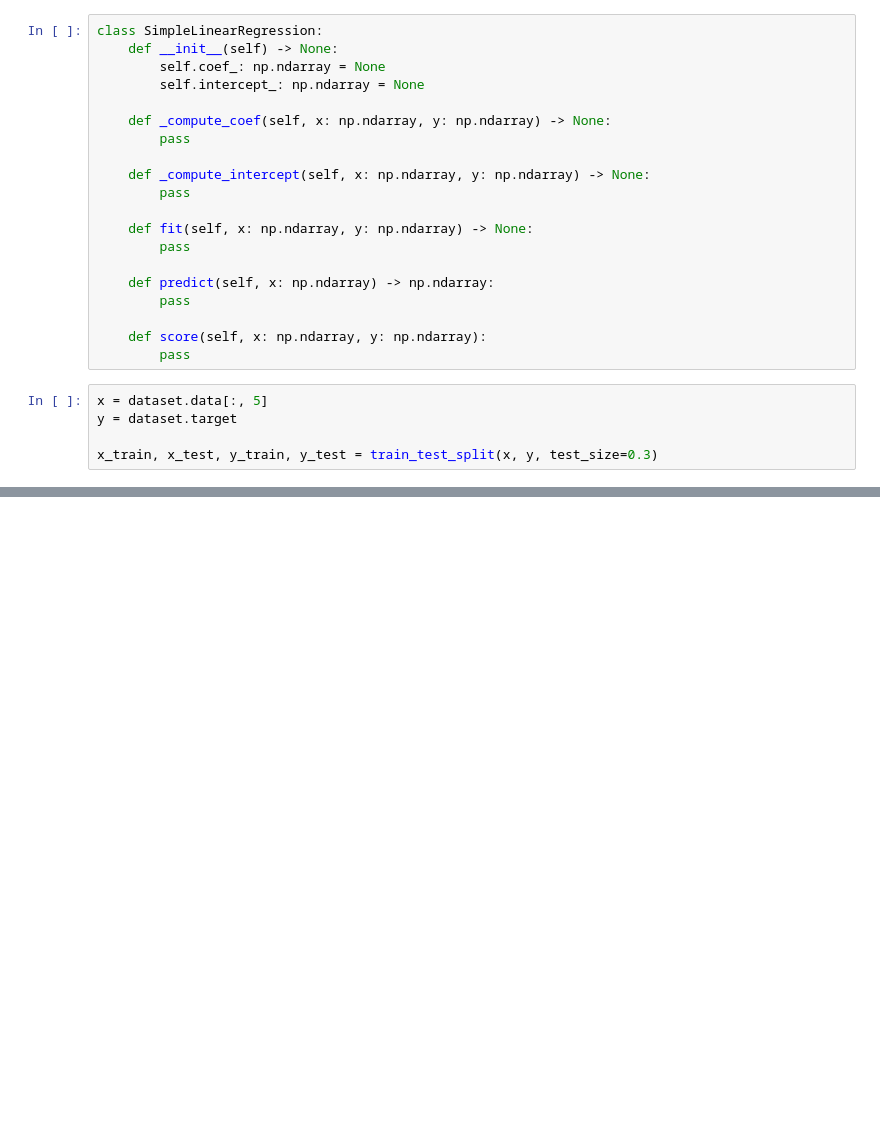
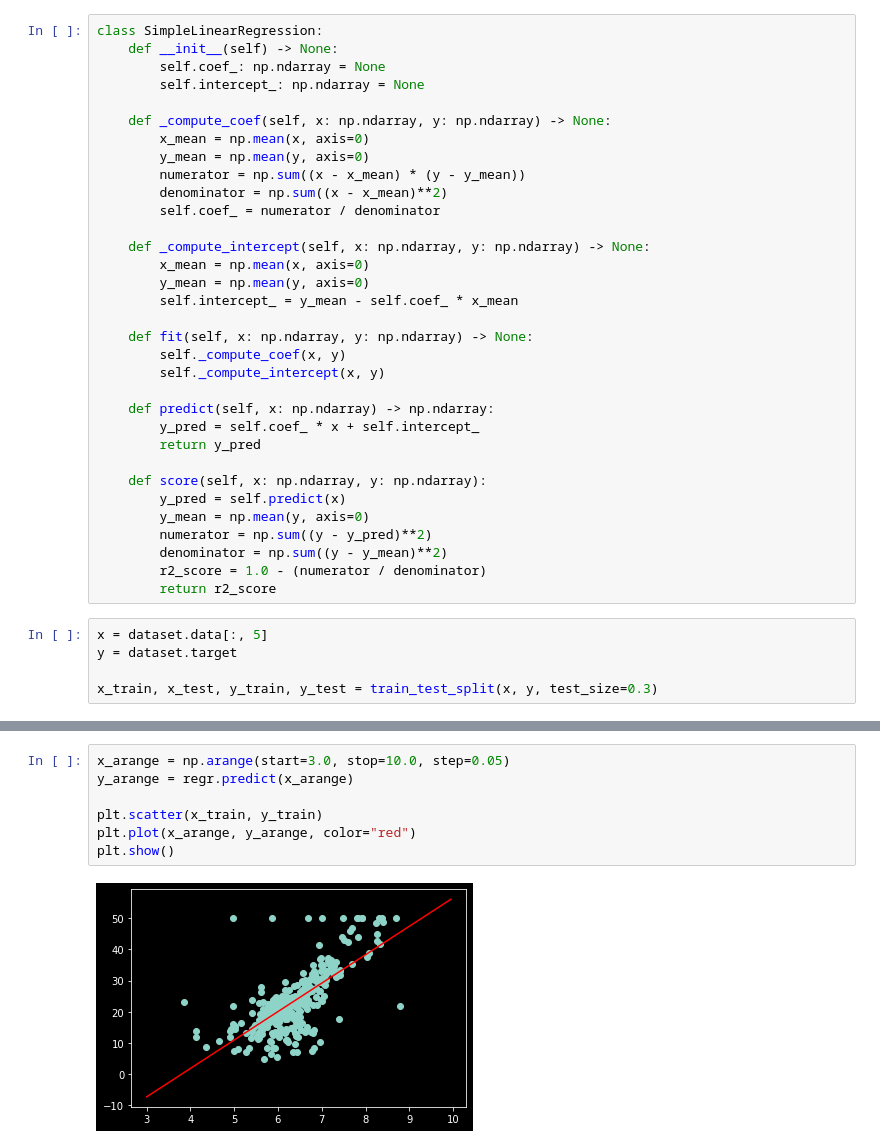
Before and after one commit to franneck94/UdemyML, a Jupyter notebook: Chapter5_Regression/SimpleLinearRegressionImplementation/SimpleLinearRegression_part2.ipynb, the cells around one changed output, grey strips where cells are left out. Cells and saved outputs as stored; diff of their text form; blank space fills up the shorter version.

```diff
--- a/Chapter5_Regression/SimpleLinearRegressionImplementation/SimpleLinearRegression_part2.ipynb
+++ b/Chapter5_Regression/SimpleLinearRegressionImplementation/SimpleLinearRegression_part2.ipynb
@@ -74,19 +76,32 @@ class SimpleLinearRegression:
         self.intercept_: np.ndarray = None
 
     def _compute_coef(self, x: np.ndarray, y: np.ndarray) -> None:
-        pass
+        x_mean = np.mean(x, axis=0)
+        y_mean = np.mean(y, axis=0)
+        numerator = np.sum((x - x_mean) * (y - y_mean))
+        denominator = np.sum((x - x_mean)**2)
+        self.coef_ = numerator / denominator
 
     def _compute_intercept(self, x: np.ndarray, y: np.ndarray) -> None:
-        pass
+        x_mean = np.mean(x, axis=0)
+        y_mean = np.mean(y, axis=0)
+        self.intercept_ = y_mean - self.coef_ * x_mean
 
     def fit(self, x: np.ndarray, y: np.ndarray) -> None:
-        pass
+        self._compute_coef(x, y)
+        self._compute_intercept(x, y)
 
     def predict(self, x: np.ndarray) -> np.ndarray:
-        pass
+        y_pred = self.coef_ * x + self.intercept_
+        return y_pred
 
     def score(self, x: np.ndarray, y: np.ndarray):
-        pass
+        y_pred = self.predict(x)
+        y_mean = np.mean(y, axis=0)
+        numerator = np.sum((y - y_pred)**2)
+        denominator = np.sum((y - y_mean)**2)
+        r2_score = 1.0 - (numerator / denominator)
+        return r2_score
 # %%
 x = dataset.data[:, 5]
 y = dataset.target
@@ -111,0 +126,9 @@ R2: None
+# %%
+x_arange = np.arange(start=3.0, stop=10.0, step=0.05)
+y_arange = regr.predict(x_arange)
+
+plt.scatter(x_train, y_train)
+plt.plot(x_arange, y_arange, color="red")
+plt.show()
+# %% [output]
+[figure, added]
```
Also changed, not shown: parts of 4 cells of this notebook, 3 other files.
